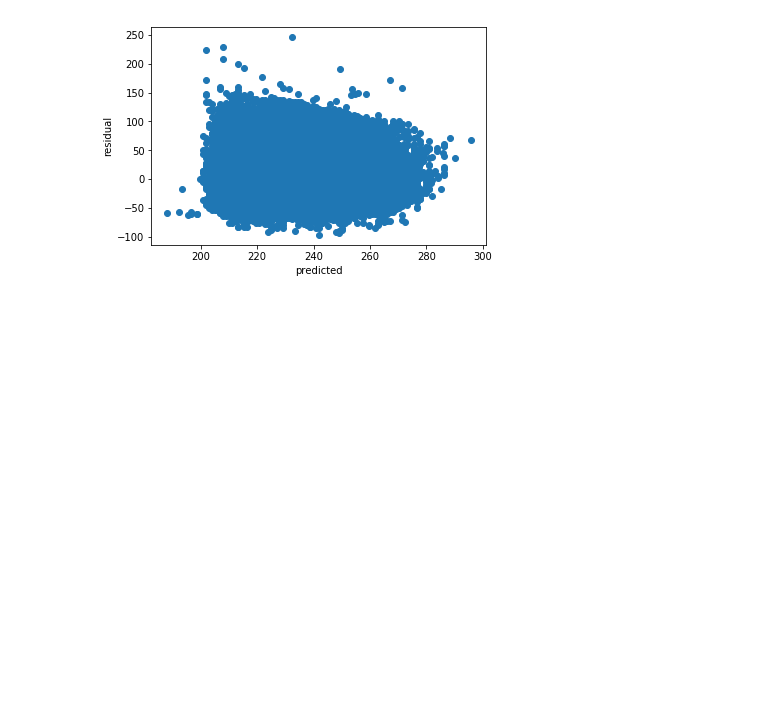
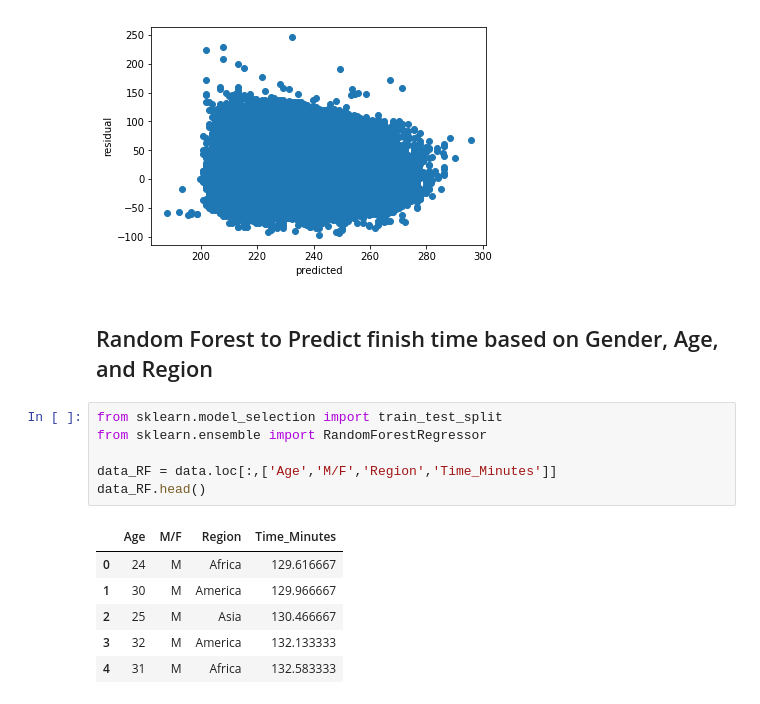
Before and after one commit to lee2christine/pythonDataExploration, a Jupyter notebook: 131FinalProject.ipynb, the cells around one changed output. Drawn from its saved outputs; the diff is of its cells as text; blank space fills up the shorter version.

Commit message:
t-test and random forest

```diff
--- a/131FinalProject.ipynb
+++ b/131FinalProject.ipynb
@@ -375,3 +394,18 @@ plt.ylabel('residual')
 plt.show()
 # %% [output]
 [figure]
+# %% [markdown]
+## Random Forest to Predict finish time based on Gender, Age, and Region
+# %%
+from sklearn.model_selection import train_test_split
+from sklearn.ensemble import RandomForestRegressor
+
+data_RF = data.loc[:,['Age','M/F','Region','Time_Minutes']]
+data_RF.head()
+# %% [output]
+|  | Age | M/F | Region | Time_Minutes |
+| 0 | 24 | M | Africa | 129.616667 |
+| 1 | 30 | M | America | 129.966667 |
+| 2 | 25 | M | Asia | 130.466667 |
+| 3 | 32 | M | America | 132.133333 |
+| 4 | 31 | M | Africa | 132.583333 |
```
Also changed, not shown: parts of 7 cells of this notebook.
